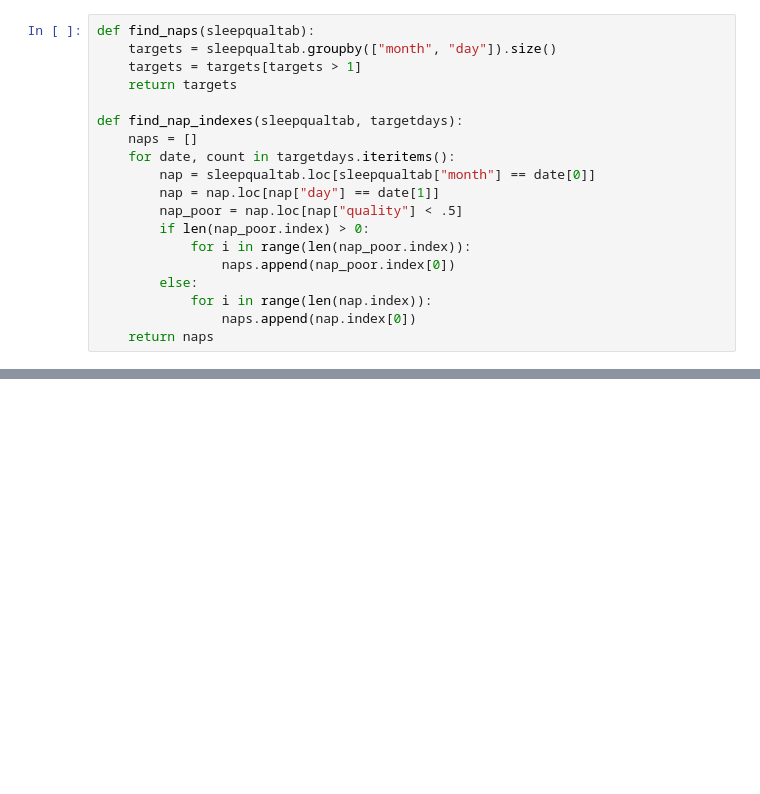
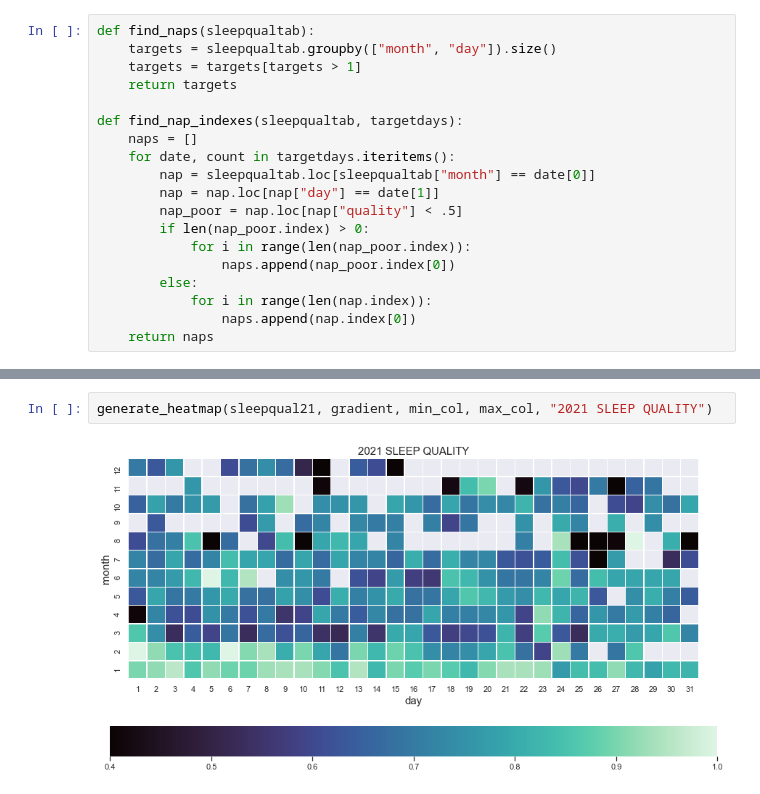
Before and after one commit to annegv/sleepvs, a Jupyter notebook: 0_sleep.ipynb, the cells around one changed output, grey strips where cells are left out. Saved outputs shown, nothing was run; the diff lists cells and outputs as text; blank space fills up the shorter version.

```diff
--- a/0_sleep.ipynb
+++ b/0_sleep.ipynb
@@ -93,0 +114,4 @@ ValueError: Index contains duplicate entries, cannot reshape
+# %%
+generate_heatmap(sleepqual21, gradient, min_col, max_col, "2021 SLEEP QUALITY")
+# %% [output]
+[figure, added]
```
Also changed, not shown: parts of 12 cells of this notebook.
